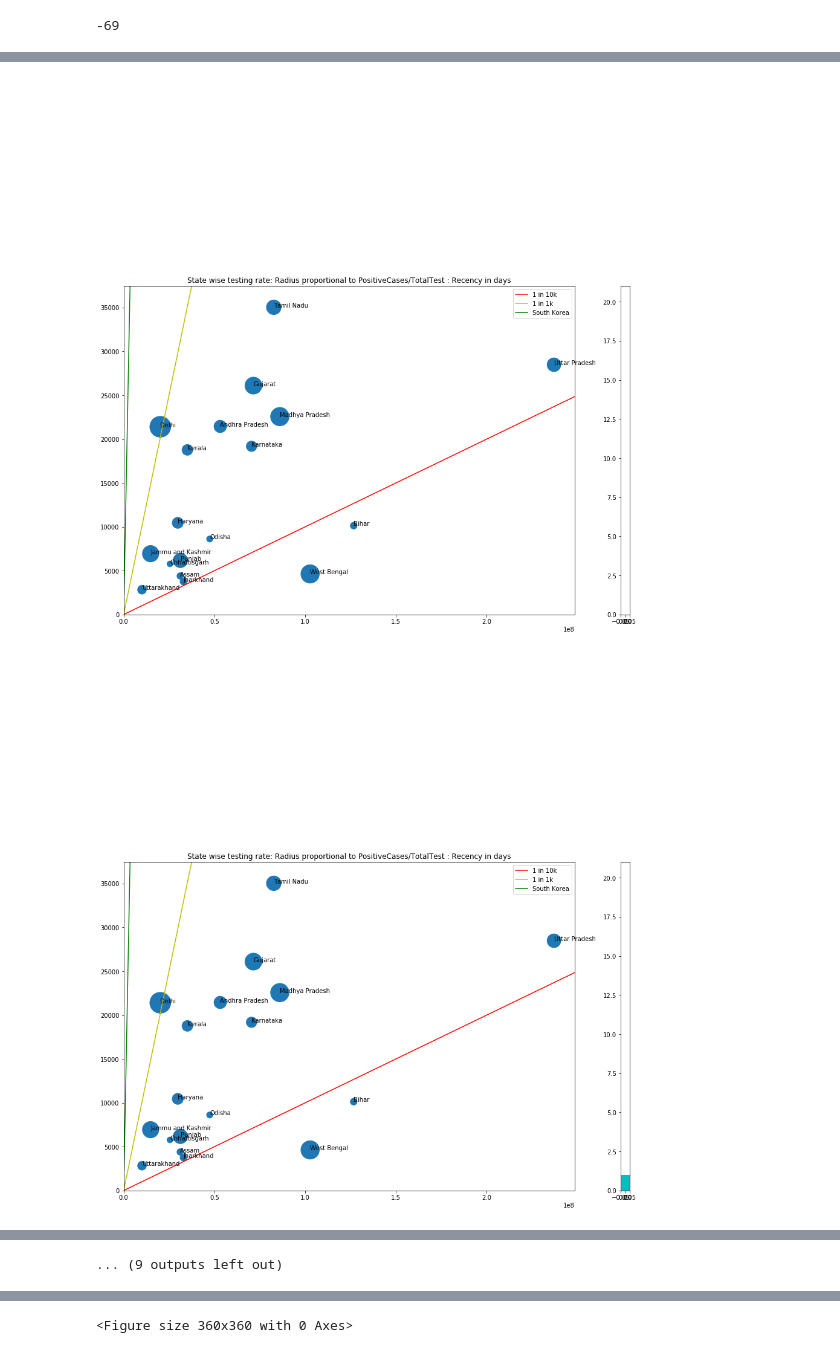
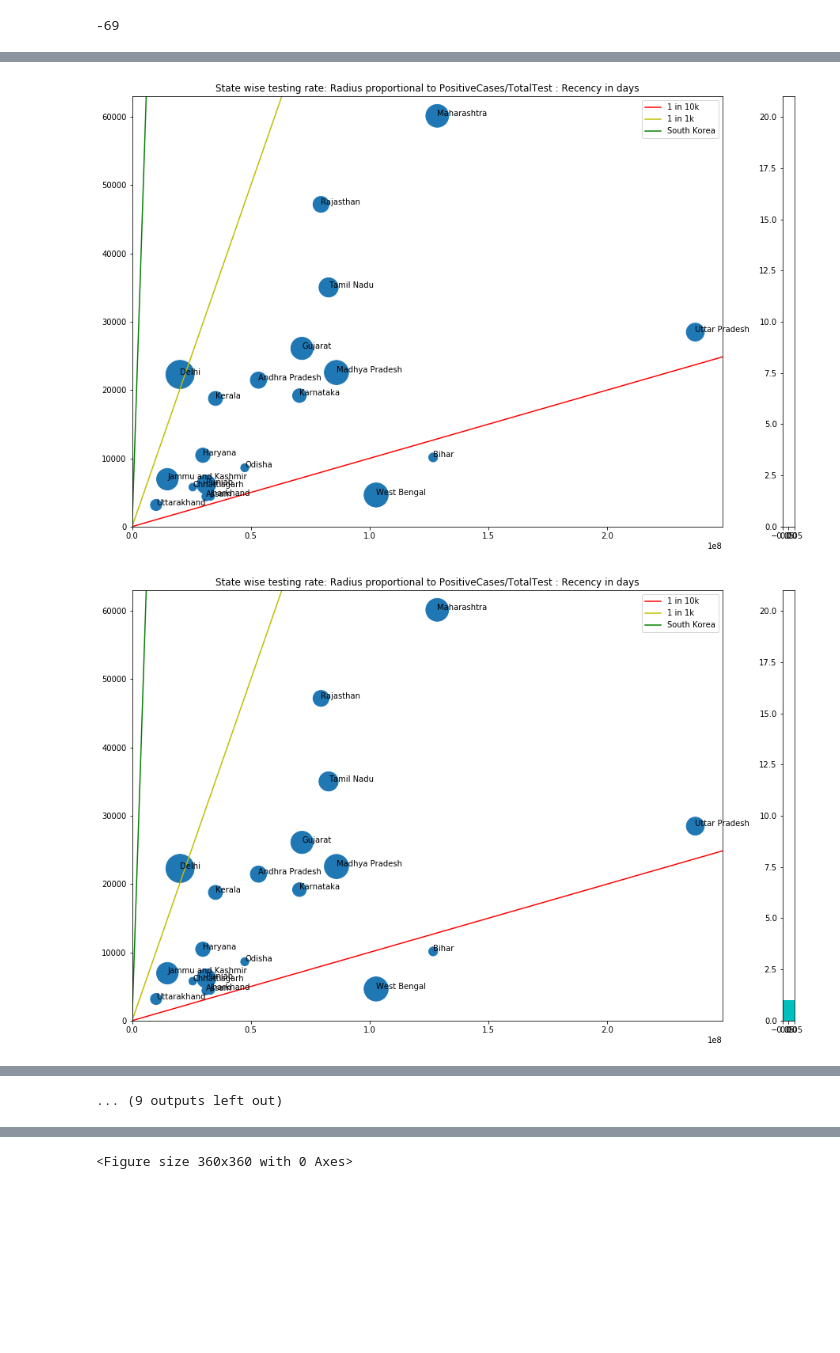
Before and after one commit to suryade1992/CovidSatetwiseTesting, a Jupyter notebook: Covid19.ipynb, the cells around one changed output, grey strips where cells are left out. Drawn from its saved outputs; the diff is of its cells as text; code cells hidden in the pictures; blank space fills up the shorter version.

Commit message:
New data

```diff
--- a/Covid19.ipynb
+++ b/Covid19.ipynb
@@ -24,11 +24,11 @@ import seaborn as sns
 import math
 import numpy as np
 from matplotlib import pyplot as plt
-data_df = pd.read_excel('Covid19.xlsx')
+data_df = pd.read_excel('Covid19.xlsx',sheetname='Sheet2')
 data_df['Updated'] = data_df['Updated On'].apply(lambda x: str(x)[:10])
 all_days = list(sorted(data_df['Updated'].unique()))
 data_df['Recency'] = data_df['Updated'].apply(lambda x: get_dif(all_days[-1],x))
-data_df = data_df[data_df['Total Tested']>=0].sort_values(['State','Updated'])
+data_df = data_df[data_df['Total Tested']*data_df['Positive']>=0].sort_values(['State','Updated'])
 data_df = data_df[['Updated On','Recency','State', 'Total Tested', 'Positive']]
 population_df = pd.read_excel('Population.xlsx').rename(columns={'State or union territory':'State','Population (2020 estimates)':'Population'})
 chart_df = data_df.merge(population_df,on='State',how='left')
@@ -57,6 +57,8 @@ chart_df.sample(28)
 # %%
+di = 20
+x_m_g = 0
+y_m_g = 0
 for di in range(len(all_days)):
-# di = 10
 
     chart_df1 = chart_df[chart_df.Population>=8000000][chart_df['Recency']<=di*(-1)].drop_duplicates('State',keep='last')
 
@@ -70,9 +72,13 @@ for di in range(len(all_days)):
 
     # fig, ax = plt.subplots()
     ax.scatter(x, y,s=s)
-    # plt.gcf().set_size_inches((15, 10))
-    ax.set_ylim([0, 37457])
-    ax.set_xlim([0, 248443937])
+    x_m, y_m = ax.get_xlim()[1],ax.get_ylim()[1]
+    if x_m > x_m_g:
+        x_m_g = x_m
+    if y_m > y_m_g:
+        y_m_g = y_m
+    ax.set_xlim([0,248443937])
+    ax.set_ylim([0,63016])
 
     for i, txt in enumerate(n):
         ax.annotate(txt, (x[i], y[i]))
@@ -80,32 +86,32 @@ for di in range(len(all_days)):
     slope = 1/10000
     c = 0
 
     x_min, x_max = ax.get_xlim()
     y_min, y_max = x_min*slope, x_max*slope
     ax.plot([x_min, x_max], [y_min, y_max],c='r', label='1 in 10k')
     ax.set_xlim([0, x_max])
 
     slope = 10/10000
     c = 0
 
     y_min, y_max = ax.get_ylim()
     x_min, x_max = y_min/slope, y_max/slope
     ax.plot([x_min, x_max], [y_min, y_max],c='y', label='1 in 1k')
     ax.set_ylim([0, y_max])
 
     slope = 546463/51600000
     c = 0
 
     y_min, y_max = ax.get_ylim()
     x_min, x_max = y_min/slope, y_max/slope
     ax.plot([x_min, x_max], [y_min, y_max],c='g', label='South Korea')
     ax.set_ylim([0, y_max])
     ax.legend()
     a1.bar([0],[di],color=['c'])
     a1.set_xlim([0,0])
     a1.set_ylim([0, len(all_days)])
     ax.set_title('State wise testing rate: Radius proportional to PositiveCases/TotalTest : Recency in days')
     plt.savefig('CovidIndiaAnalysis_Source_covid19india_org'+str(di)+'.jpeg')
 # %% [output]
-[figure, old version]
+[figure, new version]
-[figure, old version]
+[figure, new version]
```
Also changed, not shown: parts of 3 cells of this notebook, 24 other files.
